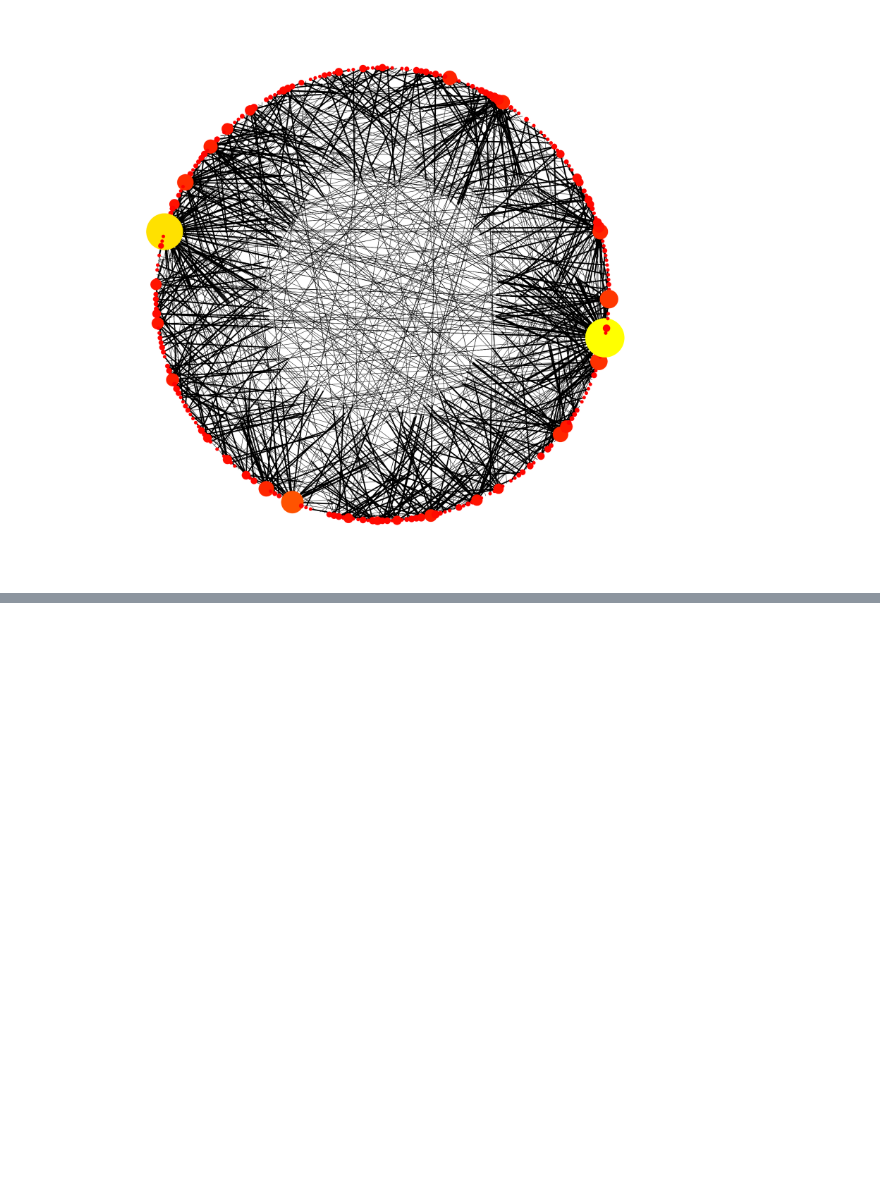
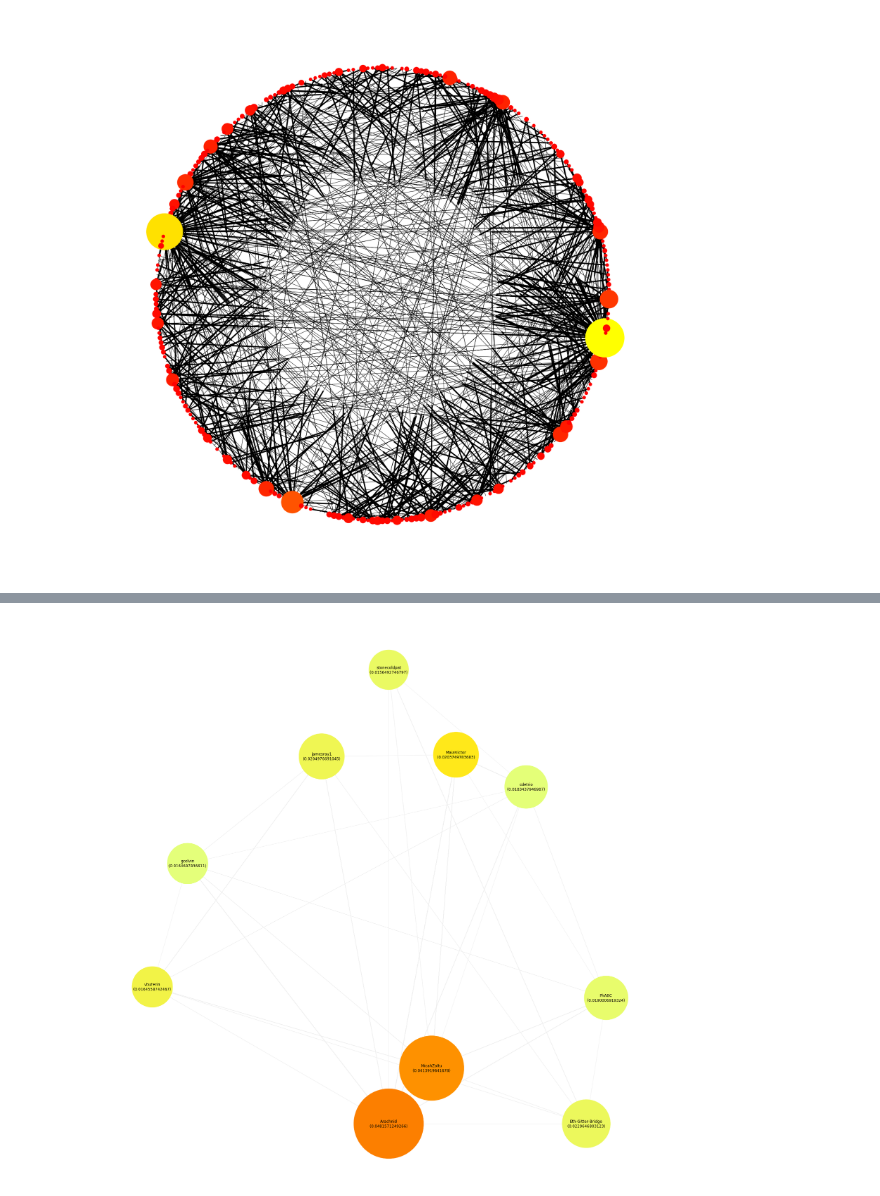
Before and after one commit to phyiction/eth-gitter-graph-analysis, a Jupyter notebook: Analysis.ipynb, the cells around one changed output, grey strips where cells are left out. Drawn from its saved outputs; the diff is of its cells as text; code cells hidden in the pictures; blank space fills up the shorter version.

Commit message:
Compute HITs scores

```diff
--- a/Analysis.ipynb
+++ b/Analysis.ipynb
@@ -90,0 +91,43 @@ plt.show()
+# %%
+G2 = nx.Graph(G)
+h,a = nx.hits(G2) # hits only works on a DiGraph
+scores = []
+for u in h.keys():
+    scores.append((u,a[u],h[u]))
+#end
+sorted_authority = sorted(scores,key=lambda x: x[1], reverse=True)
+#sorted_hub = sorted(scores,key=lambda x: x[2], reverse=True)
+nodes = map(lambda x: x[0], filter(lambda x: x[1] > 0.015, scores))
+labels = {}
+pos = {}
+theta = math.pi/float(len(nodes))
+node_size = []
+for i in range(0,len(nodes)):
+    n = nodes[i]
+    r = (sorted_authority[0][1]-a[n])*1000
+    pos[n] = (r*math.cos(theta*i),r*math.sin(theta*i))
+    node_size.append(a[n]*1e6)
+    labels[n] = "{0}\n({1})".format(n,a[n])
+#end
+edges = []
+for e in G.edges():
+    if e[0] in nodes and e[1] in nodes:
+        edges.append(e)
+    #end
+#end
+in_degree = map(lambda x: x[1],G.in_degree(nodes))
+plt.figure(3,figsize=(24,24))
+nx.draw(G2,
+        pos=pos,
+        node_size=node_size,
+        labels=labels,
+        with_labels=True,
+        edge_color='#EFEFEF',
+        nodelist=nodes,
+        edgelist=edges,
+        node_color=in_degree,
+        cmap=plt.cm.Wistia
+    )
+plt.show()
+# %% [output]
+[figure, added]
```
Also changed, not shown: parts of 1 cell of this notebook, 3 other files.
